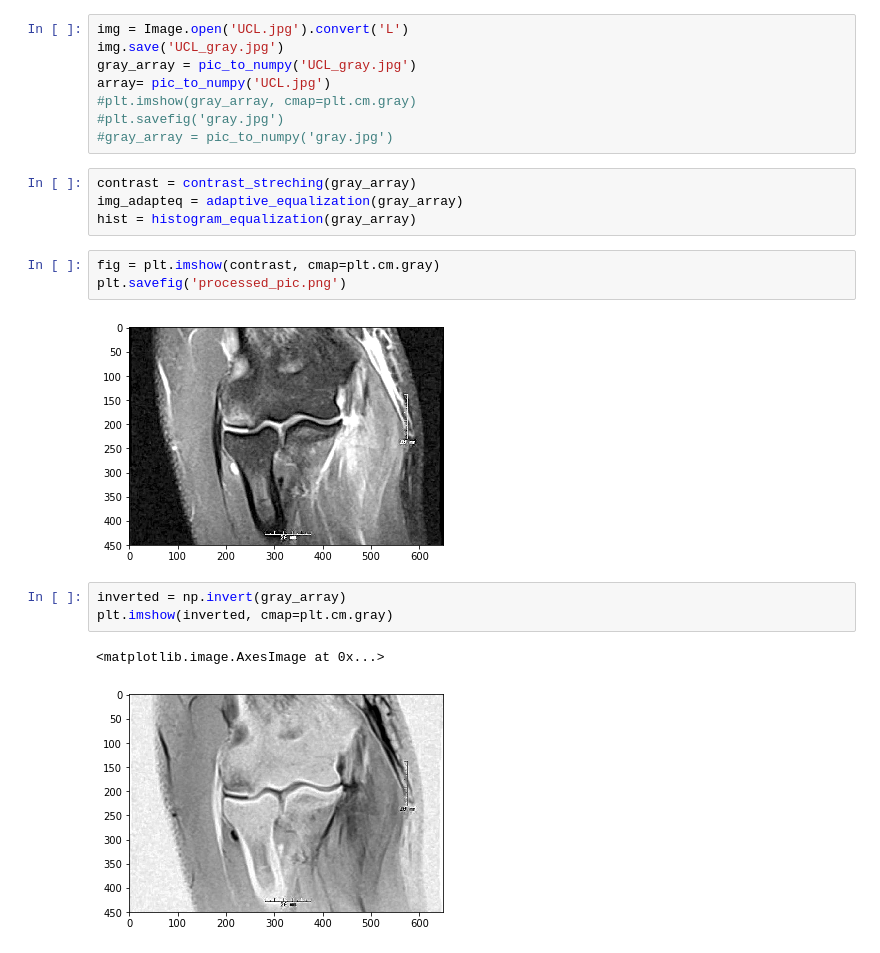
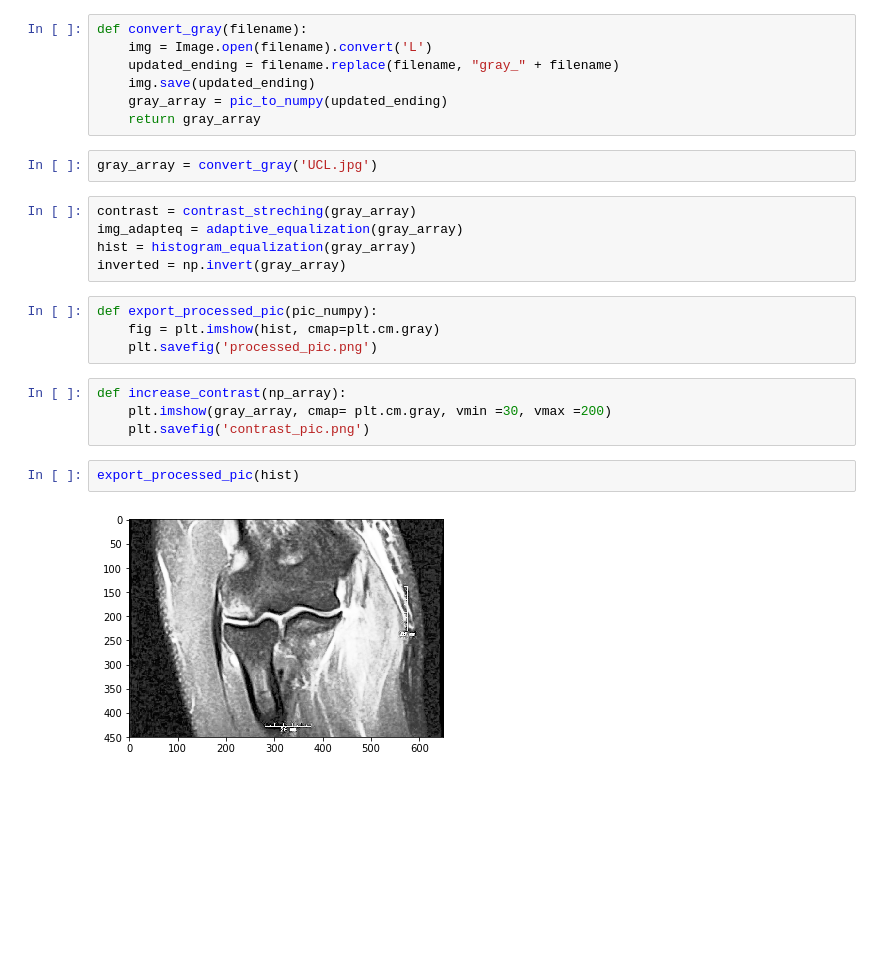
Before and after one commit to kmc97/ImageProcessorS18, a Jupyter notebook: image_processing/img_process.ipynb, the cells around one changed output. Saved outputs shown, nothing was run; the diff lists cells and outputs as text; blank space fills up the shorter version.

```diff
--- a/image_processing/img_process.ipynb
+++ b/image_processing/img_process.ipynb
@@ -11,23 +12,26 @@ import numpy as np
-# %%
-img = Image.open('UCL.jpg').convert('L')
-img.save('UCL_gray.jpg')
-gray_array = pic_to_numpy('UCL_gray.jpg')
-array= pic_to_numpy('UCL.jpg')
-#plt.imshow(gray_array, cmap=plt.cm.gray)
-#plt.savefig('gray.jpg')
-#gray_array = pic_to_numpy('gray.jpg')
+# %%
+def convert_gray(filename):
+    img = Image.open(filename).convert('L')
+    updated_ending = filename.replace(filename, "gray_" + filename)
+    img.save(updated_ending)
+    gray_array = pic_to_numpy(updated_ending)
+    return gray_array
+# %%
+gray_array = convert_gray('UCL.jpg')
 # %%
 contrast = contrast_streching(gray_array)
 img_adapteq = adaptive_equalization(gray_array)
 hist = histogram_equalization(gray_array)
+inverted = np.invert(gray_array)
 # %%
-fig = plt.imshow(contrast, cmap=plt.cm.gray)
-plt.savefig('processed_pic.png')
+def export_processed_pic(pic_numpy):
+    fig = plt.imshow(hist, cmap=plt.cm.gray)
+    plt.savefig('processed_pic.png')
-# %% [output]
-[figure, removed]
-# %%
-inverted = np.invert(gray_array)
-plt.imshow(inverted, cmap=plt.cm.gray)
-# %% [output]
-<matplotlib.image.AxesImage at 0x...>
-[figure, removed]
+# %%
+def increase_contrast(np_array):
+    plt.imshow(gray_array, cmap= plt.cm.gray, vmin =30, vmax =200)
+    plt.savefig('contrast_pic.png')
+# %%
+export_processed_pic(hist)
+# %% [output]
+[figure, added]
```
Also changed, not shown: parts of 8 cells of this notebook, 4 other files.
